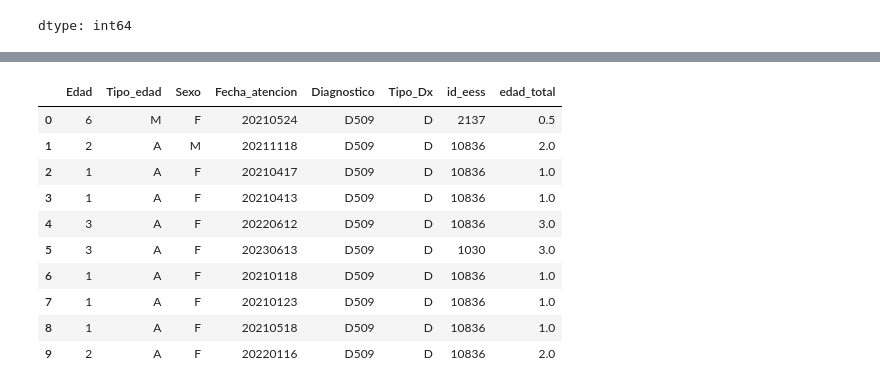
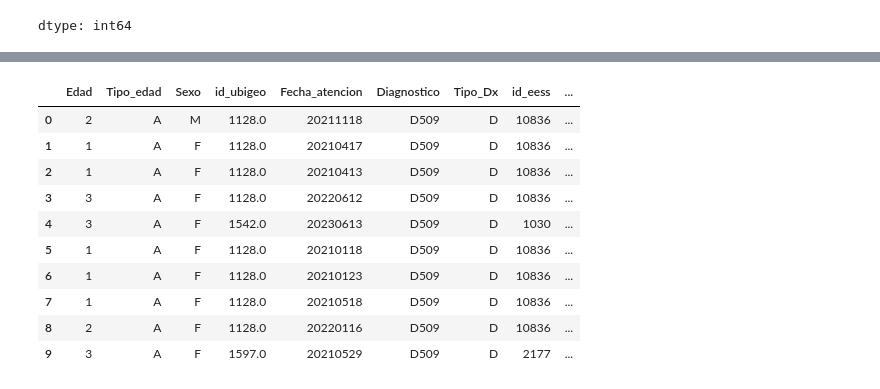
Before and after one commit to cesarmayta/BOOTCAMP_DSG1, a Jupyter notebook: dia3/14_ejercicio_datosabiertos_anemia.ipynb, the cells around one changed output, grey strips where cells are left out. Cells and saved outputs as stored; diff of their text form; code cells hidden in the pictures.

Commit message:
ejercicio anemia

```diff
--- a/dia3/14_ejercicio_datosabiertos_anemia.ipynb
+++ b/dia3/14_ejercicio_datosabiertos_anemia.ipynb
@@ -22,0 +45,3 @@ df_anemia.head(10)
+# %%
+df_anemia_ubigeo = df_ubigeos[['id_ubigeo','departamento_inei']]
+df_anemia_ubigeo.head()
@@ -41,6 +73,6 @@ df_anemia.isna().sum()
 | id_eess | 0 |
 dtype: int64
 # %%
-df_anemia.drop(['id_persona','id_ubigeo'],axis=1,inplace=True)
+df_anemia.drop(['id_persona'],axis=1,inplace=True)
 df_anemia.head(10)
 # %% [output]
@@ -57,0 +92,3 @@ df_anemia.head(10)
+# %%
+df_anemia.dropna(subset=['id_ubigeo'],inplace=True)
+df_anemia.shape
@@ -57,0 +99,3 @@ df_anemia.head(10)
+# %%
+df_anemia = df_anemia.merge(df_anemia_ubigeo,on='id_ubigeo',how='left')
+df_anemia.head(10)
@@ -58,18 +137,21 @@ df_anemia.head(10)
 # %%
-df_anemia['edad_total'] = df_anemia.apply(lambda row:row['Edad'] /  12 if row['Tipo_edad'] =='M' else row['Edad'],axis=1)
+df_anemia['edad_total'] = df_anemia.apply(
+    lambda row:row['Edad'] /  12 if row['Tipo_edad'] =='M' else
+    (row['Edad'] / 365 if row['Tipo_edad'] == "D" else row['Edad'])
+    ,axis=1)
 df_anemia.head(10)
 # %% [output]
-|  | Edad | Tipo_edad | Sexo | Fecha_atencion | Diagnostico | Tipo_Dx | id_eess | edad_total |
-| 0 | 6 | M | F | 20210524 | D509 | D | 2137 | 0.5 |
-| 1 | 2 | A | M | 20211118 | D509 | D | 10836 | 2.0 |
-| 2 | 1 | A | F | 20210417 | D509 | D | 10836 | 1.0 |
-| 3 | 1 | A | F | 20210413 | D509 | D | 10836 | 1.0 |
-| 4 | 3 | A | F | 20220612 | D509 | D | 10836 | 3.0 |
-| 5 | 3 | A | F | 20230613 | D509 | D | 1030 | 3.0 |
-| 6 | 1 | A | F | 20210118 | D509 | D | 10836 | 1.0 |
-| 7 | 1 | A | F | 20210123 | D509 | D | 10836 | 1.0 |
-| 8 | 1 | A | F | 20210518 | D509 | D | 10836 | 1.0 |
-| 9 | 2 | A | F | 20220116 | D509 | D | 10836 | 2.0 |
+|  | Edad | Tipo_edad | Sexo | id_ubigeo | Fecha_atencion | Diagnostico | Tipo_Dx | id_eess | ... |
+| 0 | 2 | A | M | 1128.0 | 20211118 | D509 | D | 10836 | ... |
+| 1 | 1 | A | F | 1128.0 | 20210417 | D509 | D | 10836 | ... |
+| 2 | 1 | A | F | 1128.0 | 20210413 | D509 | D | 10836 | ... |
+| 3 | 3 | A | F | 1128.0 | 20220612 | D509 | D | 10836 | ... |
+| 4 | 3 | A | F | 1542.0 | 20230613 | D509 | D | 1030 | ... |
+| 5 | 1 | A | F | 1128.0 | 20210118 | D509 | D | 10836 | ... |
+| 6 | 1 | A | F | 1128.0 | 20210123 | D509 | D | 10836 | ... |
+| 7 | 1 | A | F | 1128.0 | 20210518 | D509 | D | 10836 | ... |
+| 8 | 2 | A | F | 1128.0 | 20220116 | D509 | D | 10836 | ... |
+| 9 | 3 | A | F | 1597.0 | 20210529 | D509 | D | 2177 | ... |
 # %%
 df_anemia.Tipo_Dx.value_counts()
 # %% [output]
```
Also changed, not shown: parts of 22 cells of this notebook, 1 other file.
